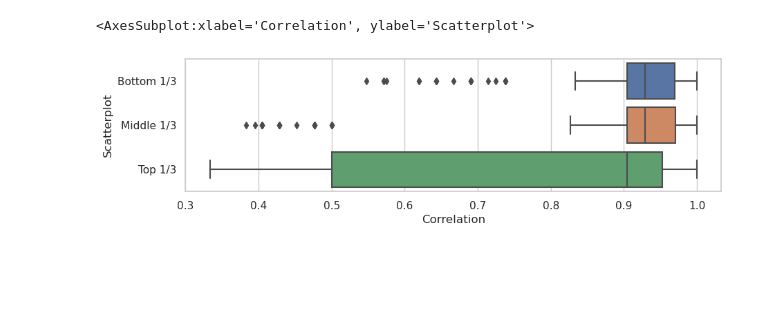
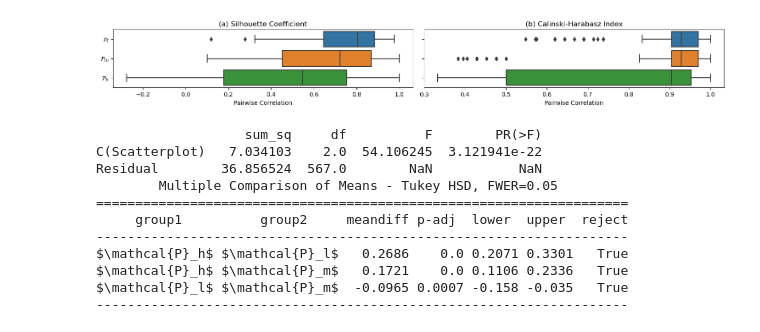
Before and after one commit to hj-n/cluster-ambiguity, a Jupyter notebook: src/clams/clustering_benchmark.ipynb, the cells around one changed output. Cells and saved outputs as stored; diff of their text form; code cells hidden in the pictures; blank space fills up the shorter version.

```diff
--- a/src/clams/clustering_benchmark.ipynb
+++ b/src/clams/clustering_benchmark.ipynb
@@ -22,7 +22,7 @@ scatterplot_dict = {}
 for i, key in enumerate(keys):
 	scatterplot_dict[key] = np.load(f"../scatterplots/scatterplots/{key}")[::10]
 # %%
-scorer = cbh.davies_bouldin_scorer
+scorer = cbh.silhouette_scorer
 hdbscan_scores = []
 dbscan_scores = []
 kmeans_scores = []
@@ -114,20 +136,43 @@ for idx, index_list in enumerate(index_lists):
-# %%
-keys = []
-values = []
-
-for key, value in index_to_corrs.items():
-  keys += [key] * len(value)
-  values += value
-
-df = pd.DataFrame({
-  "Scatterplot": keys,
-  "Correlation": values
-})
-
-
-plt.figure(figsize=(10, 2.5))
-sns.set_theme(style="whitegrid")
-sns.boxplot(x="Correlation", y="Scatterplot", data=df)
-# %% [output]
-<AxesSubplot:xlabel='Correlation', ylabel='Scatterplot'>
-[figure, removed]
+# %%
+fig, ax = plt.subplots(1, 2, figsize=(15, 2.3), sharey=True)
+
+sil_df = plot("silhouette", ax[0])
+cal_df = plot("calinski", ax[1])
+
+plt.tight_layout()
+plt.savefig("./clustering_benchmark/plot/result.pdf", dpi=300)
+plt.savefig("./clustering_benchmark/plot/result.png", dpi=300)
+plt.show()
+# %% [output]
+[figure, added]
+# %%
+## run anova test
+
+import statsmodels.api as sm
+from statsmodels.formula.api import ols
+
+df = sil_df
+
+model = ols('Correlation ~ C(Scatterplot)', data=df).fit()
+
+anova_table = sm.stats.anova_lm(model, typ=2)
+print(anova_table)
+
+## run post-hoc test
+
+from statsmodels.stats.multicomp import pairwise_tukeyhsd
+
+tukey = pairwise_tukeyhsd(endog=df['Correlation'], groups=df['Scatterplot'], alpha=0.05)
+print(tukey)
+# %% [output]
+                   sum_sq     df          F        PR(>F)
+C(Scatterplot)   7.034103    2.0  54.106245  3.121941e-22
+Residual        36.856524  567.0        NaN           NaN
+        Multiple Comparison of Means - Tukey HSD, FWER=0.05
+====================================================================
+     group1          group2     meandiff p-adj  lower  upper  reject
+--------------------------------------------------------------------
+$\mathcal{P}_h$ $\mathcal{P}_l$   0.2686    0.0 0.2071 0.3301   True
+$\mathcal{P}_h$ $\mathcal{P}_m$   0.1721    0.0 0.1106 0.2336   True
+$\mathcal{P}_l$ $\mathcal{P}_m$  -0.0965 0.0007 -0.158 -0.035   True
+--------------------------------------------------------------------
```
Also changed, not shown: parts of 2 cells of this notebook, 6 other files.
